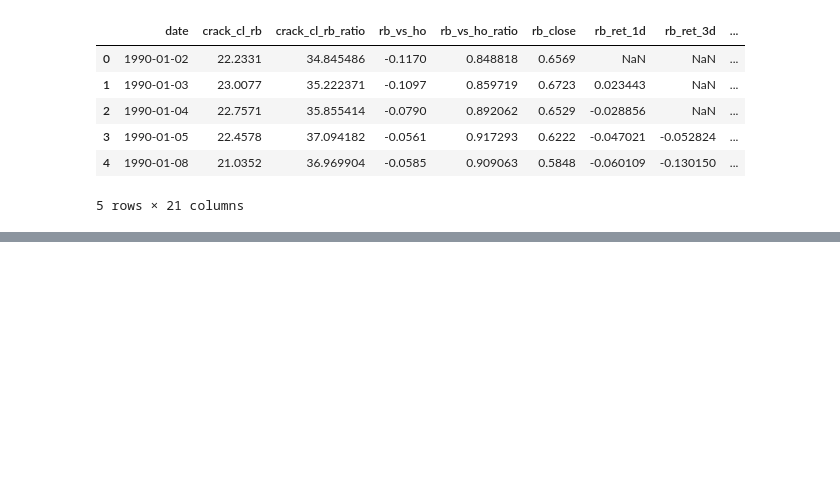
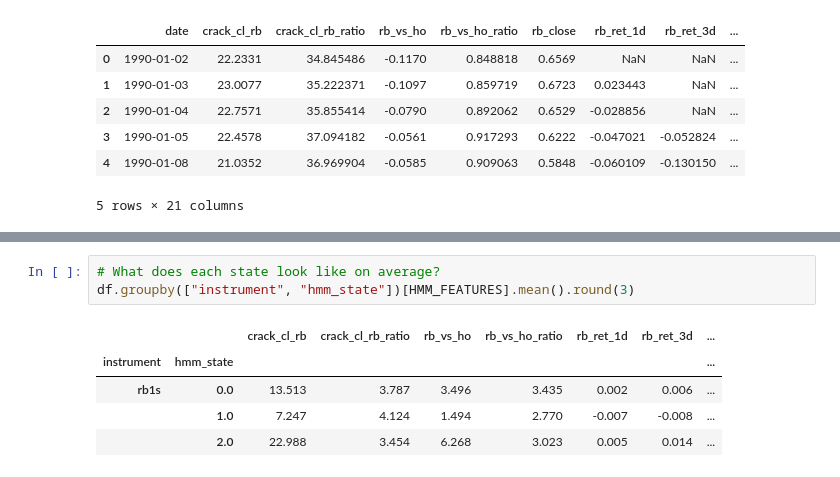
Before and after one commit to georgia-pj/systematic-trading-strategies-with-machine-learning-algorithms, a Jupyter notebook: MetaModel/rb1s_metamodel_feature_engineering.ipynb, the cells around one changed output, grey strips where cells are left out. Saved outputs shown, nothing was run; the diff lists cells and outputs as text; blank space fills up the shorter version.

```diff
--- a/MetaModel/rb1s_metamodel_feature_engineering.ipynb
+++ b/MetaModel/rb1s_metamodel_feature_engineering.ipynb
@@ -188,0 +399,9 @@ Saved MetaModel\rb1s_model_features.csv
+# %%
+# What does each state look like on average?
+df.groupby(["instrument", "hmm_state"])[HMM_FEATURES].mean().round(3)
+# %% [output]
+|  |  | crack_cl_rb | crack_cl_rb_ratio | rb_vs_ho | rb_vs_ho_ratio | rb_ret_1d | rb_ret_3d | ... |
+| instrument | hmm_state |  |  |  |  |  |  | ... |
+| rb1s | 0.0 | 13.513 | 3.787 | 3.496 | 3.435 | 0.002 | 0.006 | ... |
+|  | 1.0 | 7.247 | 4.124 | 1.494 | 2.770 | -0.007 | -0.008 | ... |
+|  | 2.0 | 22.988 | 3.454 | 6.268 | 3.023 | 0.005 | 0.014 | ... |
```
Also changed, not shown: parts of 8 cells of this notebook, 2 other files.
